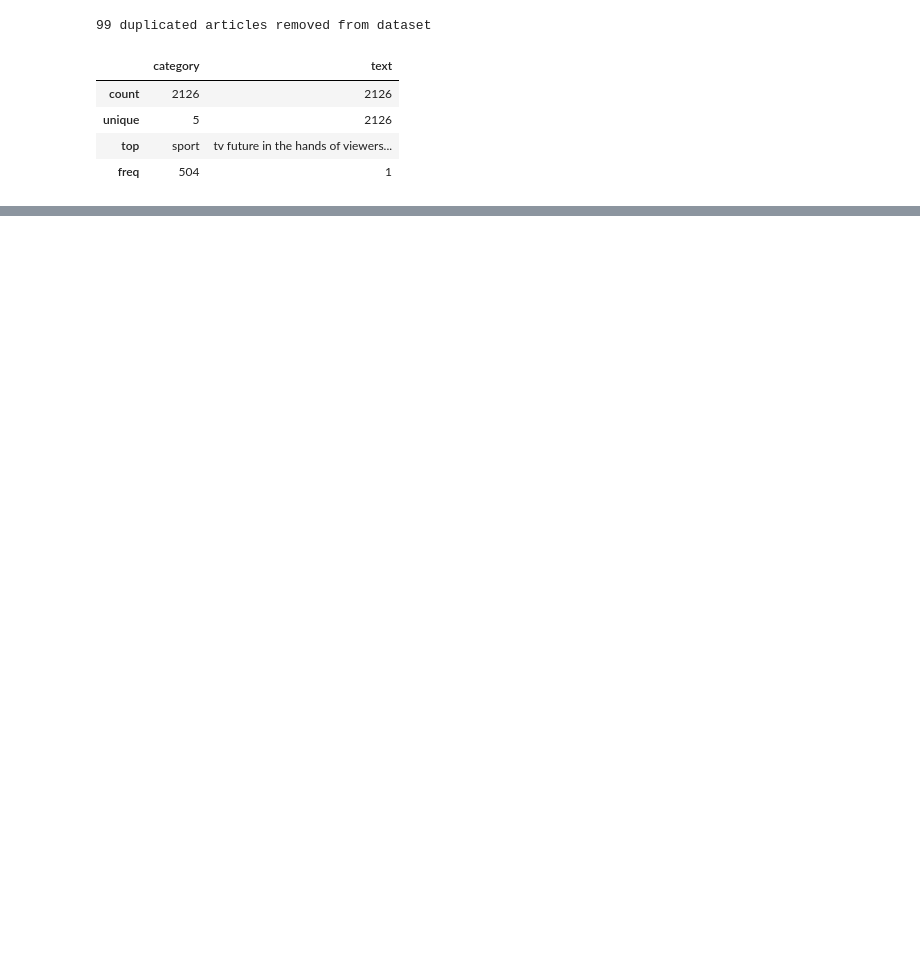
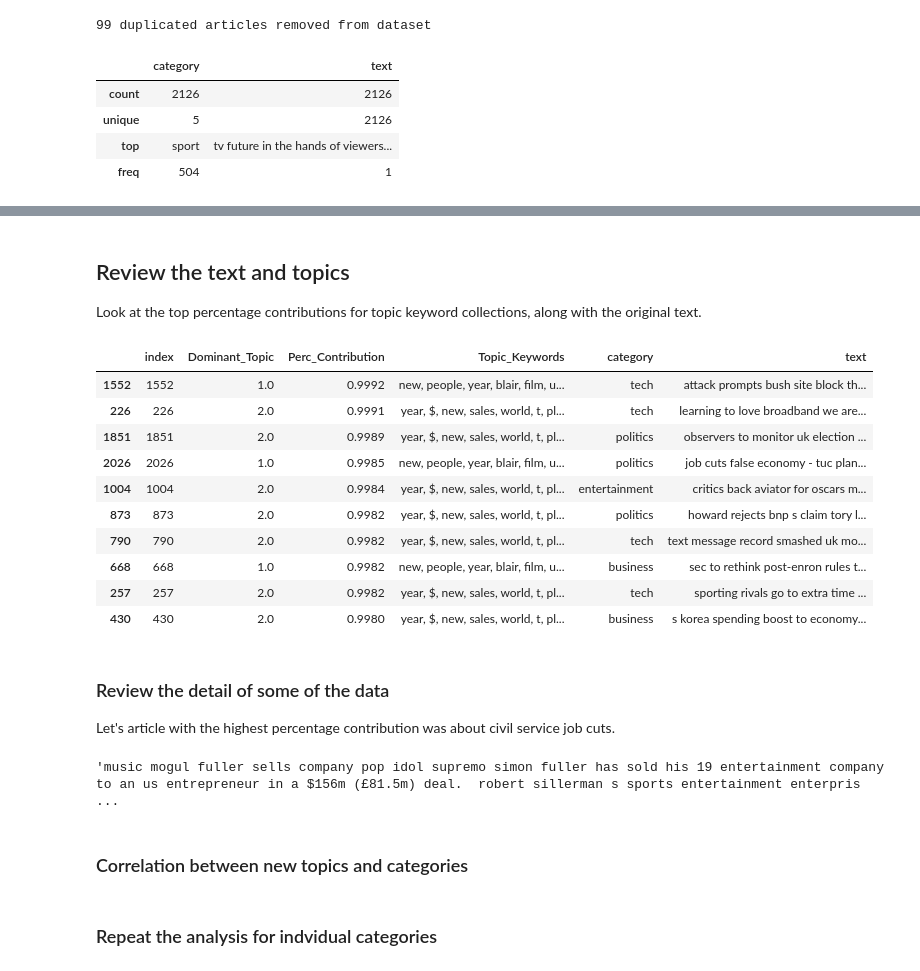
Before and after one commit to poiofflon/bbc-news-articles-analysis, a Jupyter notebook: git-linked.ipynb, the cells around one changed output, grey strips where cells are left out. Cells and saved outputs as stored; diff of their text form; code cells hidden in the pictures; blank space fills up the shorter version.

Commit message:
Kaggle Notebook | bbc news analysis | Version 6

```diff
--- a/git-linked.ipynb
+++ b/git-linked.ipynb
@@ -34,0 +52,4 @@ scipy.sparse.sparsetools is a private module for scipy.sparse, and should not be
+# %%
+# Configuration
+N_TOPICS = 4
+CUSTOM_STOP_WORDS = ['say', 's', 'mr', 'Mr', 'said', 'says', 'saying', 'today', 'be', 'I', 'm']
@@ -127,0 +160,2 @@ Building LDA model
+# %%
+articles, doc_bin, dictionary, corpus = preprocess(df)
@@ -128,4 +167,6 @@ Building LDA model
 # %%
+print('Building LDA model')
+lda_model = LdaModel(corpus=corpus, num_topics=N_TOPICS, id2word=dictionary)
 pyLDAvis.enable_notebook()
 pyLDAvis.gensim.prepare(lda_model, corpus, dictionary)
 # %% [output]
@@ -148,0 +191,50 @@ topic
+# %%
+def format_topics_sentences(ldamodel, corpus):
+    sent_topics_df = pd.DataFrame()
+    for i, row_list in enumerate(lda_model[corpus]):
+        row = row_list[0] if ldamodel.per_word_topics else row_list
+        row = sorted(row, key=lambda x: (x[1]), reverse=True)
+        for j, (topic_num, prop_topic) in enumerate(row):
+            if j == 0:  # => dominant topic
+                wp = ldamodel.show_topic(topic_num)
+                topic_keywords = ", ".join([word for word, prop in wp])
+                sent_topics_df = sent_topics_df.append(pd.Series([int(topic_num), round(prop_topic,4), topic_keywords]), ignore_index=True)
+            else:
+                break
+    sent_topics_df.columns = ['Dominant_Topic', 'Perc_Contribution', 'Topic_Keywords']
+
+    # Add original text to the end of the output
+    sent_topics_df = pd.concat([sent_topics_df, df], axis=1)
+    return sent_topics_df
+
+df_topic_sents_keywords = format_topics_sentences(ldamodel=lda_model, corpus=corpus)
+# %% [markdown]
+## Review the text and topics
+Look at the top percentage contributions for topic keyword collections, along with the original text.
+# %%
+df_dominant_topic = df_topic_sents_keywords.reset_index().sort_values('Perc_Contribution', ascending=False)
+df_dominant_topic.head(10)
+# %% [output]
+|  | index | Dominant_Topic | Perc_Contribution | Topic_Keywords | category | text |
+| 1552 | 1552 | 1.0 | 0.9992 | new, people, year, blair, film, u... | tech | attack prompts bush site block th... |
+| 226 | 226 | 2.0 | 0.9991 | year, $, new, sales, world, t, pl... | tech | learning to love broadband we are... |
+| 1851 | 1851 | 2.0 | 0.9989 | year, $, new, sales, world, t, pl... | politics | observers to monitor uk election ... |
+| 2026 | 2026 | 1.0 | 0.9985 | new, people, year, blair, film, u... | politics | job cuts false economy - tuc plan... |
+| 1004 | 1004 | 2.0 | 0.9984 | year, $, new, sales, world, t, pl... | entertainment | critics back aviator for oscars m... |
+| 873 | 873 | 2.0 | 0.9982 | year, $, new, sales, world, t, pl... | politics | howard rejects bnp s claim tory l... |
+| 790 | 790 | 2.0 | 0.9982 | year, $, new, sales, world, t, pl... | tech | text message record smashed uk mo... |
+| 668 | 668 | 1.0 | 0.9982 | new, people, year, blair, film, u... | business | sec to rethink post-enron rules t... |
+| 257 | 257 | 2.0 | 0.9982 | year, $, new, sales, world, t, pl... | tech | sporting rivals go to extra time ... |
+| 430 | 430 | 2.0 | 0.9980 | year, $, new, sales, world, t, pl... | business | s korea spending boost to economy... |
+# %% [markdown]
+### Review the detail of some of the data
+Let's article with the highest percentage contribution was about civil service job cuts.
+# %%
+index_id = 984
+
+df_dominant_topic.Topic_Keywords[index_id]
+df_dominant_topic.text[index_id]
+# %% [output]
+'music mogul fuller sells company pop idol supremo simon fuller has sold his 19 entertainment company to an us entrepreneur in a $156m (£81.5m) deal.  robert sillerman s sports entertainment enterpris ...
+# %% [markdown]
+### Correlation between new topics and categories
@@ -148,0 +244,2 @@ topic
+# %% [markdown]
+### Repeat the analysis for indvidual categories
```
Also changed, not shown: parts of 14 cells of this notebook.
